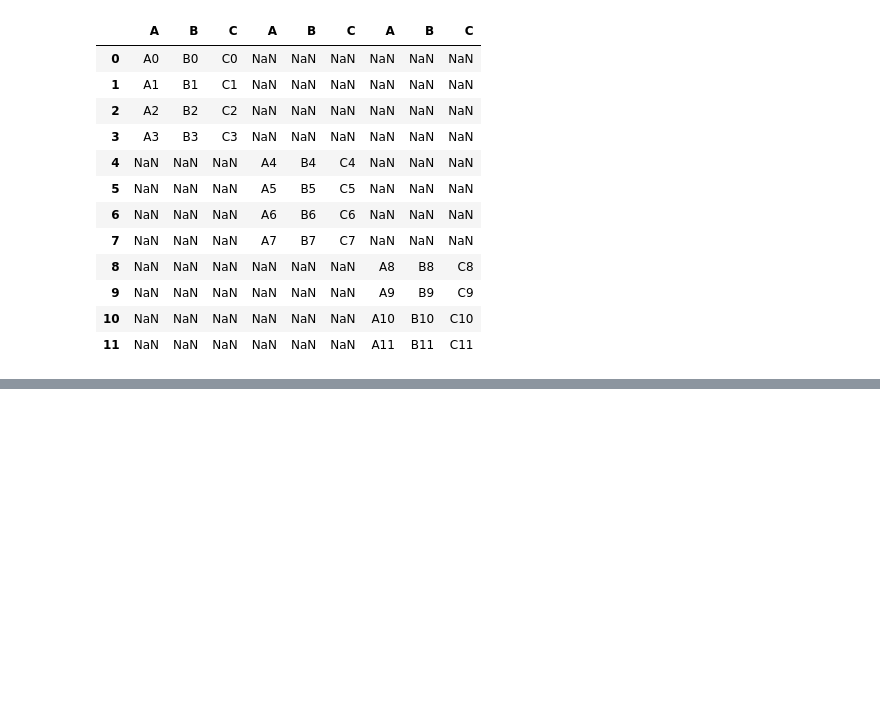
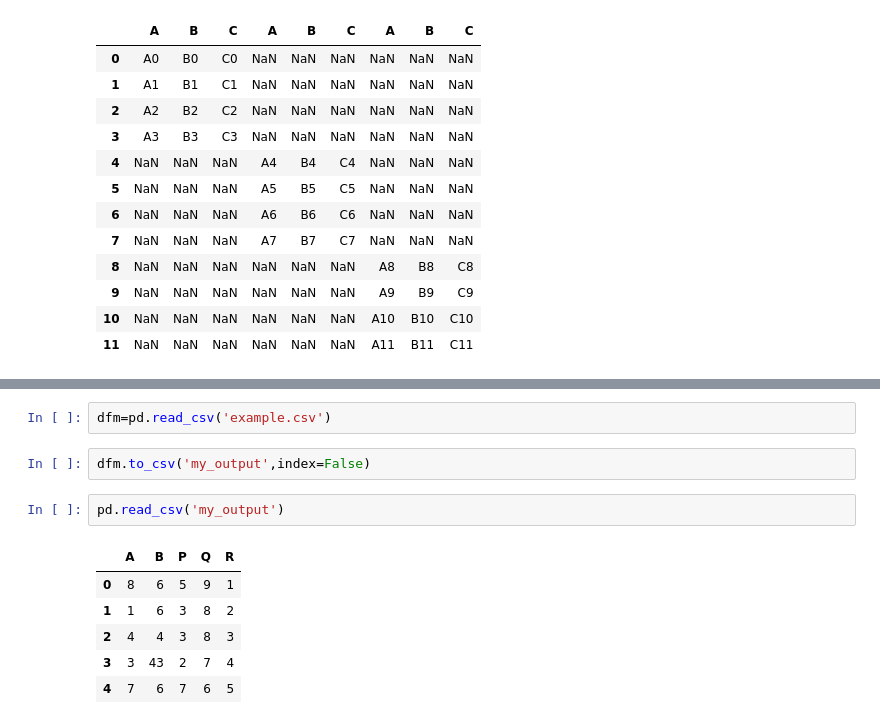
Before and after one commit to nikki1609/Machine-learning-practice, a Jupyter notebook: pandas.ipynb, the cells around one changed output, grey strips where cells are left out. Cells and saved outputs as stored; diff of their text form; blank space fills up the shorter version.

```diff
--- a/pandas.ipynb
+++ b/pandas.ipynb
@@ -447,0 +545,13 @@ pd.concat([df1,df2,df3],axis=1)
+# %%
+dfm=pd.read_csv('example.csv')
+# %%
+dfm.to_csv('my_output',index=False)
+# %%
+pd.read_csv('my_output')
+# %% [output]
+|  | A | B | P | Q | R |
+| 0 | 8 | 6 | 5 | 9 | 1 |
+| 1 | 1 | 6 | 3 | 8 | 2 |
+| 2 | 4 | 4 | 3 | 8 | 3 |
+| 3 | 3 | 43 | 2 | 7 | 4 |
+| 4 | 7 | 6 | 7 | 6 | 5 |
```
Also changed, not shown: parts of 17 cells of this notebook.
